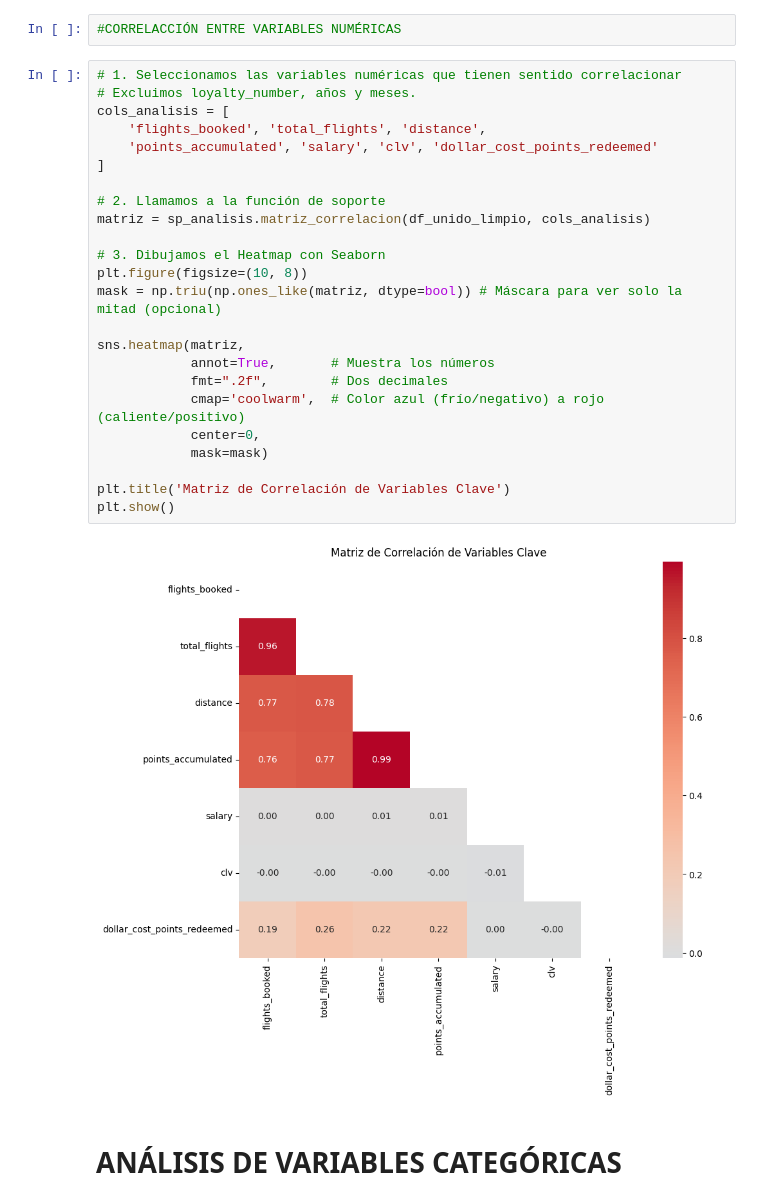
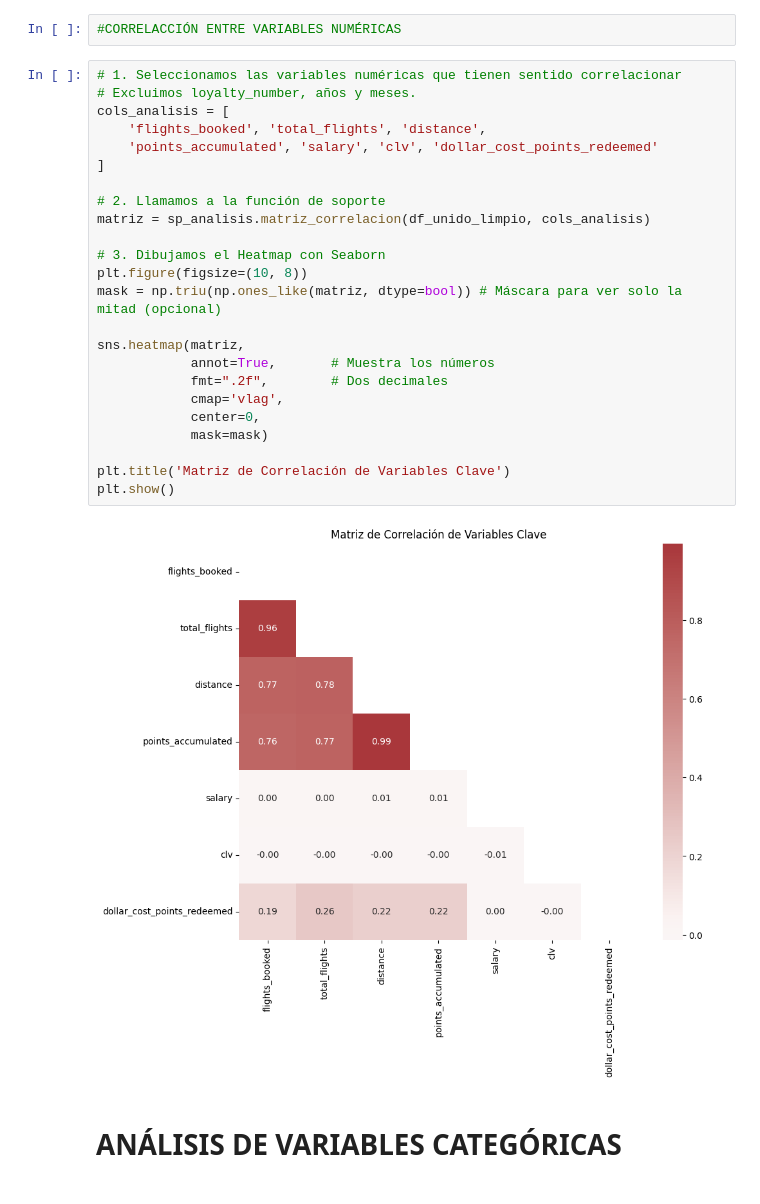
Before and after one commit to Adalab/bda-modulo-3-evaluacion-final-rociomondel98-ai, a Jupyter notebook: fase_2_analisis_est.ipynb, the cells around one changed output. Saved outputs shown, nothing was run; the diff lists cells and outputs as text.

```diff
--- a/fase_2_analisis_est.ipynb
+++ b/fase_2_analisis_est.ipynb
@@ -146,29 +146,29 @@ sp_analisis.outliers_iqr(df_unido_limpio, [ 'flights_booked',
 # %%
 # 1. Seleccionamos las variables numéricas que tienen sentido correlacionar
 # Excluimos loyalty_number, años y meses.
 cols_analisis = [
     'flights_booked', 'total_flights', 'distance',
     'points_accumulated', 'salary', 'clv', 'dollar_cost_points_redeemed'
 ]
 
 # 2. Llamamos a la función de soporte
 matriz = sp_analisis.matriz_correlacion(df_unido_limpio, cols_analisis)
 
 # 3. Dibujamos el Heatmap con Seaborn
 plt.figure(figsize=(10, 8))
 mask = np.triu(np.ones_like(matriz, dtype=bool)) # Máscara para ver solo la mitad (opcional)
 
 sns.heatmap(matriz,
             annot=True,       # Muestra los números
             fmt=".2f",        # Dos decimales
-            cmap='coolwarm',  # Color azul (frío/negativo) a rojo (caliente/positivo)
+            cmap='vlag',
             center=0,
             mask=mask)
 
 plt.title('Matriz de Correlación de Variables Clave')
 plt.show()
 # %% [output]
-[figure, old version]
+[figure, new version]
 # %% [markdown]
 # ANÁLISIS DE VARIABLES CATEGÓRICAS
 # %%
```
Also changed, not shown: 3 other files.
